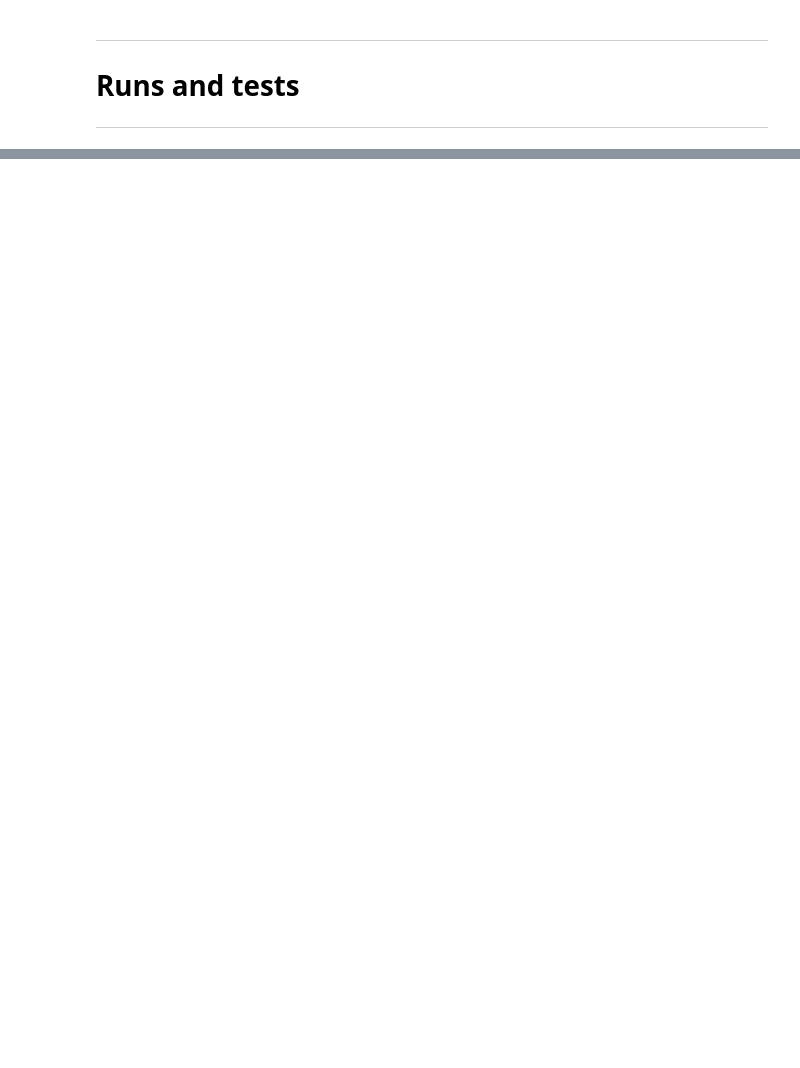
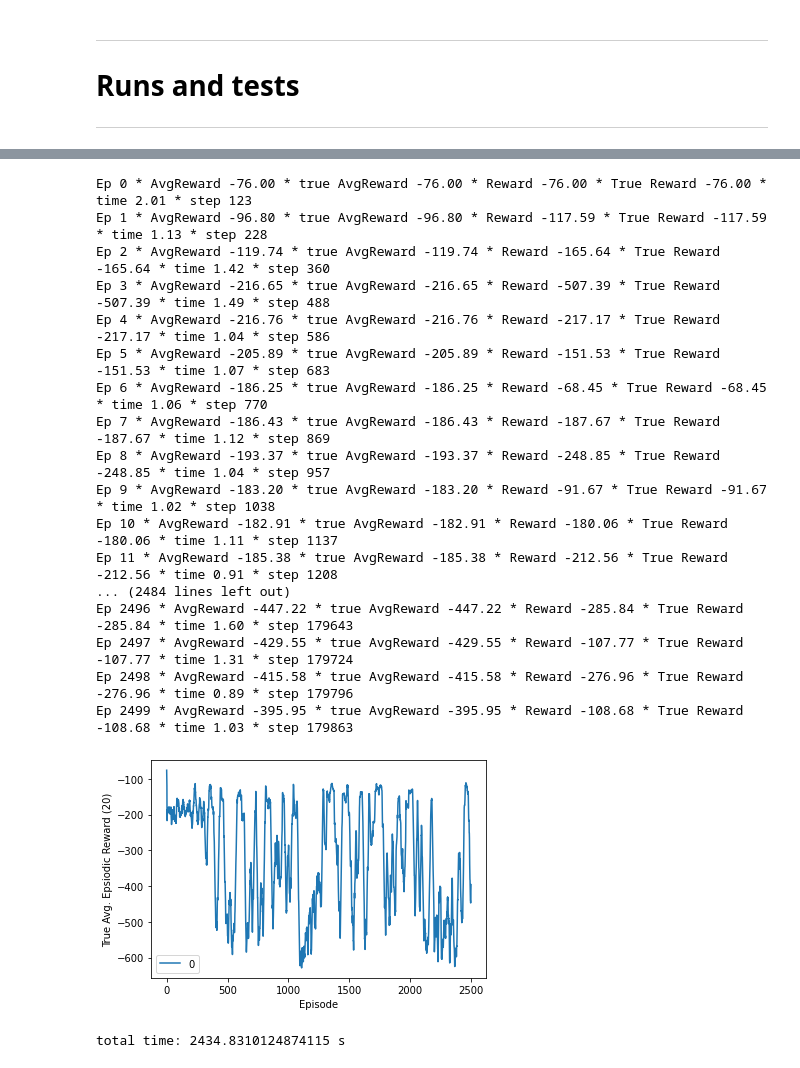
Before and after one commit to mnbvmnbv2/Lunar-Lander, a Jupyter notebook: Lunar.ipynb, the cells around one changed output, grey strips where cells are left out. Drawn from its saved outputs; the diff is of its cells as text; code cells hidden in the pictures; blank space fills up the shorter version.

Commit message:
add clip gradient and terminal state

```diff
--- a/Lunar.ipynb
+++ b/Lunar.ipynb
@@ -36,0 +10,16 @@ class OUActionNoise:
+# %%
+# https://www.gymlibrary.ml/environments/box2d/lunar_lander/
+
+env = gym.make(
+        'LunarLander-v2',
+        continuous=False,
+        gravity=-10,
+        enable_wind=False,
+        wind_power=20,
+        turbulence_power=2
+    )
+
+print("Size of State Space ->  {}".format(env.observation_space))
+print("Size of Action Space ->  {}".format(env.action_space))
+#print("Value of Action ->  {}".format(env.action_space))
+#print("Min Value of Action ->  {}".format(env.action_space.low[0]))
@@ -134,20 +157,25 @@ class Agent:
         self.reward_buffer[index] = obs_tuple[2]
         self.next_state_buffer[index] = obs_tuple[3]
 
+        self.done_buffer[index] = obs_tuple[4]
+
         self.buffer_counter += 1
 
     # Move the update and learn function from buffer to Agent to "decrease" scope
     @tf.function
-    def update(self, state_batch, action_batch, reward_batch, next_state_batch,):
+    def update(self, state_batch, action_batch, reward_batch, next_state_batch, done_batch):
         with tf.GradientTape() as tape:
             target_actions = self.target_actor(next_state_batch, training=True)
-            y = reward_batch + self.gamma * self.target_critic(
+            # Add done_batch to y function
+            y = reward_batch + done_batch * self.gamma * self.target_critic(
                 [next_state_batch, target_actions], training=True
             )
             critic_value = self.critic_model([state_batch, action_batch], training=True)
             critic_loss = tf.math.reduce_mean(tf.math.square(y - critic_value))
 
         critic_grad = tape.gradient(critic_loss, self.critic_model.trainable_variables)
+        # clip gradient to avoid big gradients
+        critic_grad =  tf.clip_by_value(critic_grad, clip_value_min=-1, clip_value_max=1)
         self.critic_optimizer.apply_gradients(
             zip(critic_grad, self.critic_model.trainable_variables)
         )
@@ -159,6 +187,8 @@ class Agent:
             actor_loss = -tf.math.reduce_mean(critic_value)
 
         actor_grad = tape.gradient(actor_loss, self.actor_model.trainable_variables)
+        # clip actor too
+        critic_grad =  tf.clip_by_value(actor_grad, clip_value_min=-1, clip_value_max=1)
         self.actor_optimizer.apply_gradients(
             zip(actor_grad, self.actor_model.trainable_variables)
         )
@@ -175,8 +205,10 @@ class Agent:
         reward_batch = tf.convert_to_tensor(self.reward_buffer[batch_indices])
         reward_batch = tf.cast(reward_batch, dtype=tf.float32)
         next_state_batch = tf.convert_to_tensor(self.next_state_buffer[batch_indices])
+        # Add done_batch for terminal state
+        done_batch = tf.convert_to_tensor(self.done_buffer[batch_indices])
 
-        self.update(state_batch, action_batch, reward_batch, next_state_batch)
+        self.update(state_batch, action_batch, reward_batch, next_state_batch, done_batch)
 
     def policy(self, state, noise_object=0, use_noise=True, noise_mult=1):
         # Default noise_object to 0 for when it is not needed
@@ -196,7 +228,9 @@ class Agent:
         if self.continuous:
             return [np.squeeze(legal_action)]
         else:
-            return int(np.squeeze(legal_action))
+            clip_disc = max(0, int(np.squeeze(legal_action)))
+            clip_disc = min(3, clip_disc)
+            return clip_disc
 # %%
 def fixed(x, episode):
     return x
@@ -513,0 +566,23 @@ run(total_trials=2, total_episodes=1500, start_steps=10000,
+# %%
+run(total_trials=1, total_episodes=2500, buffer_capacity=500000, tau=0.001, critic_lr=0.0002,
+    actor_lr=0.0001, start_steps=30000, continuous=False, std_dev=0.7, std_dev_func=decreasing_std)
+# %% [output]
+Ep 0 * AvgReward -76.00 * true AvgReward -76.00 * Reward -76.00 * True Reward -76.00 * time 2.01 * step 123
+Ep 1 * AvgReward -96.80 * true AvgReward -96.80 * Reward -117.59 * True Reward -117.59 * time 1.13 * step 228
+Ep 2 * AvgReward -119.74 * true AvgReward -119.74 * Reward -165.64 * True Reward -165.64 * time 1.42 * step 360
+Ep 3 * AvgReward -216.65 * true AvgReward -216.65 * Reward -507.39 * True Reward -507.39 * time 1.49 * step 488
+Ep 4 * AvgReward -216.76 * true AvgReward -216.76 * Reward -217.17 * True Reward -217.17 * time 1.04 * step 586
+Ep 5 * AvgReward -205.89 * true AvgReward -205.89 * Reward -151.53 * True Reward -151.53 * time 1.07 * step 683
+Ep 6 * AvgReward -186.25 * true AvgReward -186.25 * Reward -68.45 * True Reward -68.45 * time 1.06 * step 770
+Ep 7 * AvgReward -186.43 * true AvgReward -186.43 * Reward -187.67 * True Reward -187.67 * time 1.12 * step 869
+Ep 8 * AvgReward -193.37 * true AvgReward -193.37 * Reward -248.85 * True Reward -248.85 * time 1.04 * step 957
+Ep 9 * AvgReward -183.20 * true AvgReward -183.20 * Reward -91.67 * True Reward -91.67 * time 1.02 * step 1038
+Ep 10 * AvgReward -182.91 * true AvgReward -182.91 * Reward -180.06 * True Reward -180.06 * time 1.11 * step 1137
+Ep 11 * AvgReward -185.38 * true AvgReward -185.38 * Reward -212.56 * True Reward -212.56 * time 0.91 * step 1208
+... (2484 lines left out)
+Ep 2496 * AvgReward -447.22 * true AvgReward -447.22 * Reward -285.84 * True Reward -285.84 * time 1.60 * step 179643
+Ep 2497 * AvgReward -429.55 * true AvgReward -429.55 * Reward -107.77 * True Reward -107.77 * time 1.31 * step 179724
+Ep 2498 * AvgReward -415.58 * true AvgReward -415.58 * Reward -276.96 * True Reward -276.96 * time 0.89 * step 179796
+Ep 2499 * AvgReward -395.95 * true AvgReward -395.95 * Reward -108.68 * True Reward -108.68 * time 1.03 * step 179863
+[figure, added]
+total time: 2434.8310124874115 s
```
Also changed, not shown: parts of 18 cells of this notebook.
